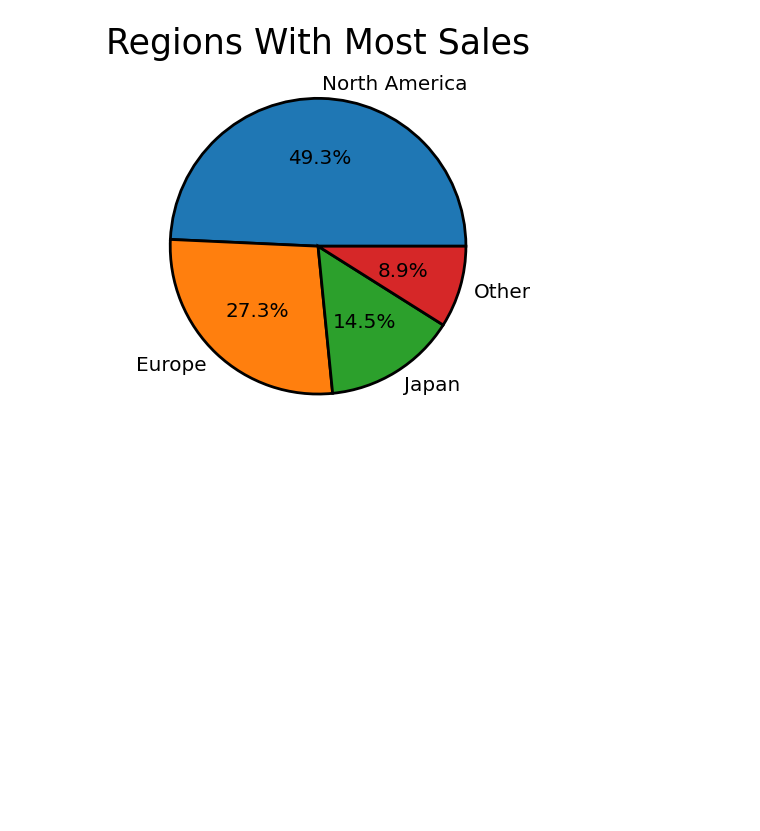
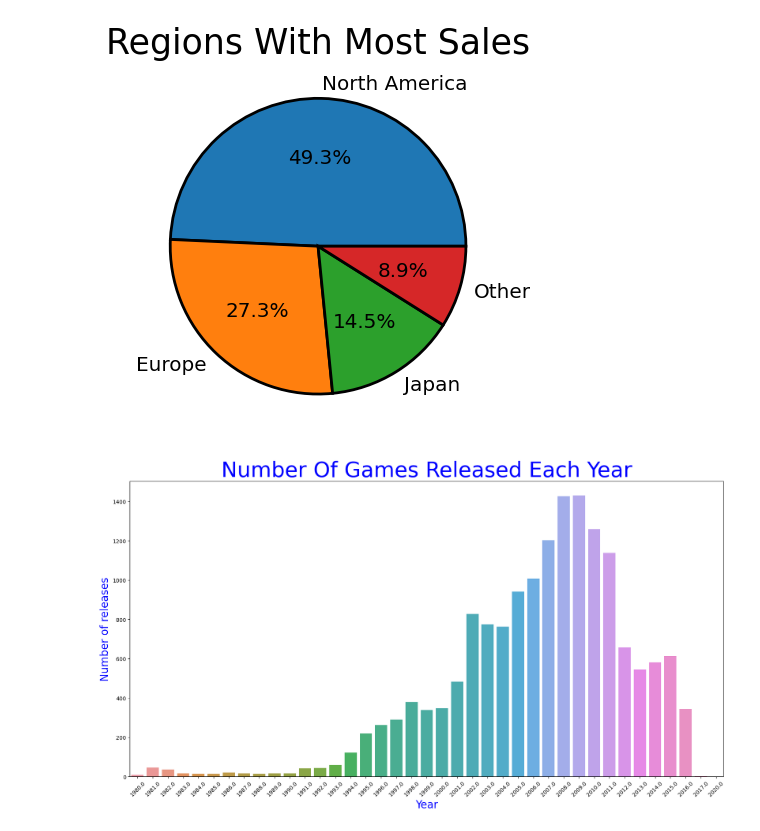
Before and after one commit to Yorrii/MSW, a Jupyter notebook: MSW_2.ipynb, the cells around one changed output. Saved outputs shown, nothing was run; the diff lists cells and outputs as text; code cells hidden in the pictures; blank space fills up the shorter version.

```diff
--- a/MSW_2.ipynb
+++ b/MSW_2.ipynb
@@ -27,3 +27,13 @@ plt.title("Regions With Most Sales", fontsize= 25)
 # %% [output]
 Text(0.5, 1.0, 'Regions With Most Sales')
 [figure]
+# %%
+games["Year"].fillna(0).astype(int)
+plt.figure(figsize=(20,10))
+sns.countplot(games, x=games["Year"])
+plt.xlabel("Year", fontsize= 20, color="blue")
+plt.ylabel("Number of releases", fontsize= 20, color="blue")
+plt.title("Number Of Games Released Each Year", fontsize= 40, color="blue")
+p = plt.xticks(rotation = 45)
+# %% [output]
+[figure, added]
```
